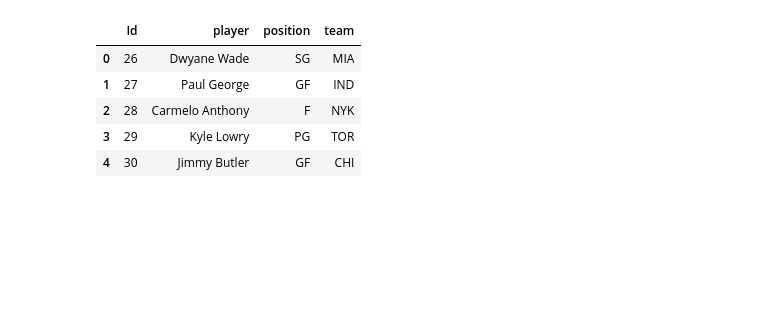
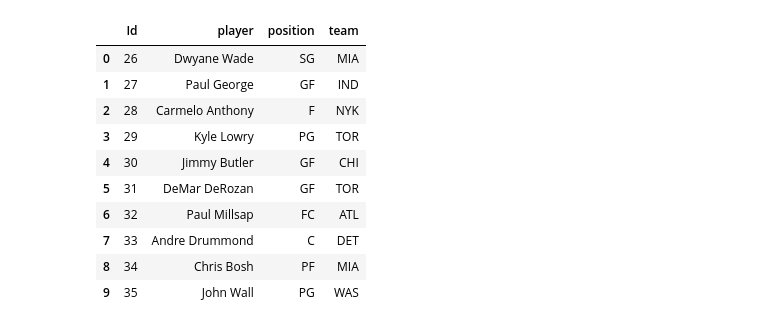
Before and after one commit to Klsisk/Project-3, a Jupyter notebook: visualizations.ipynb, the cells around one changed output. Cells and saved outputs as stored; diff of their text form; code cells hidden in the pictures; blank space fills up the shorter version.

```diff
--- a/visualizations.ipynb
+++ b/visualizations.ipynb
@@ -46,14 +61,19 @@ plt.show()
 # %%
 # Load in allstar csv
 allstar_df = pd.read_csv("static/data/allstar1.csv")
-allstar_df.head()
+allstar_df.head(10)
 # %% [output]
 |  | Id | player | position | team |
 | 0 | 26 | Dwyane Wade | SG | MIA |
 | 1 | 27 | Paul George | GF | IND |
 | 2 | 28 | Carmelo Anthony | F | NYK |
 | 3 | 29 | Kyle Lowry | PG | TOR |
 | 4 | 30 | Jimmy Butler | GF | CHI |
+| 5 | 31 | DeMar DeRozan | GF | TOR |
+| 6 | 32 | Paul Millsap | FC | ATL |
+| 7 | 33 | Andre Drummond | C | DET |
+| 8 | 34 | Chris Bosh | PF | MIA |
+| 9 | 35 | John Wall | PG | WAS |
 # %%
 total_teams = allstar_df["team"].value_counts()
 total_teams
```
Also changed, not shown: parts of 5 cells of this notebook, 8 other files.
